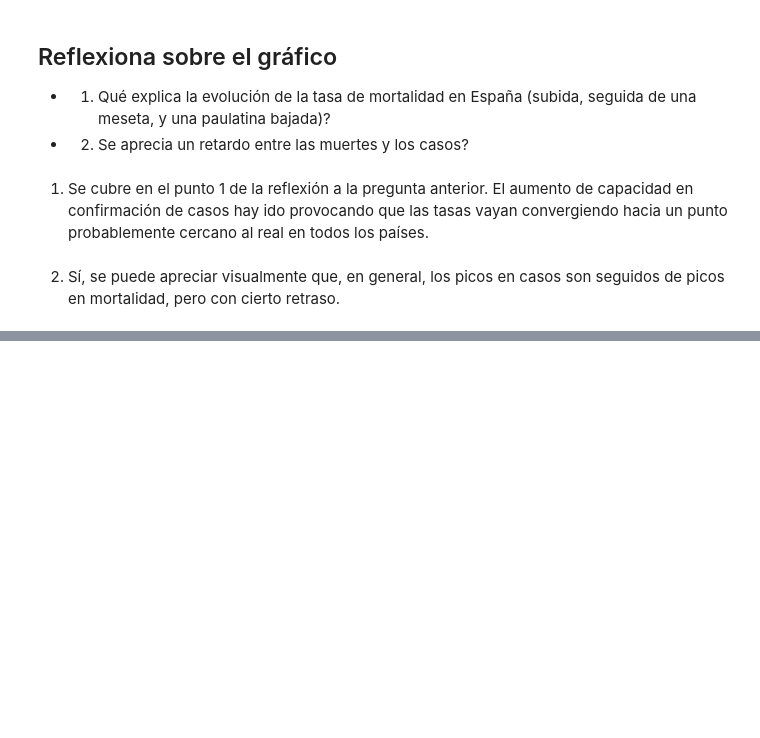
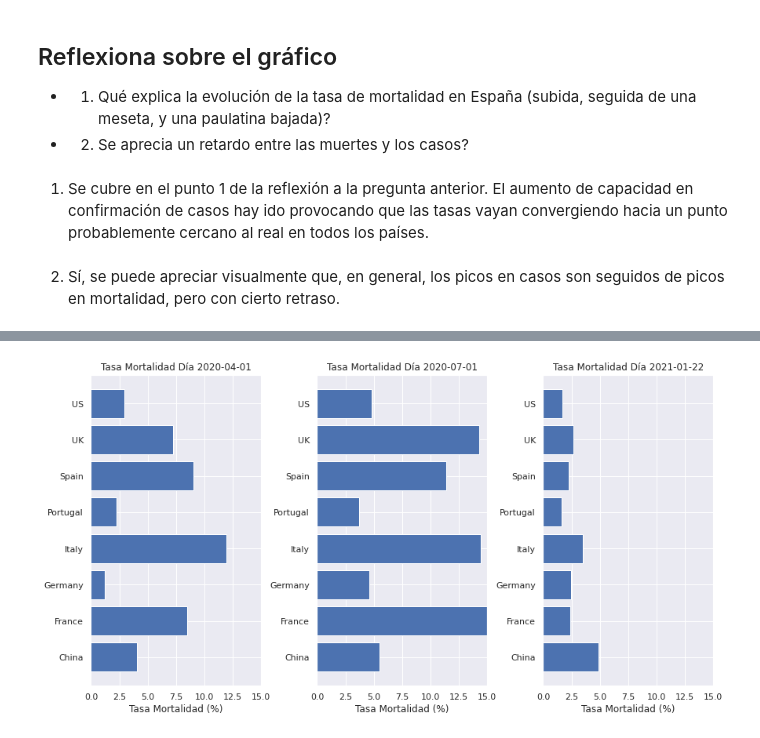
Before and after one commit to JotaBlanco/TheValley, a Jupyter notebook: Notebooks/02-analisis-exploratorio-visual/EJERCICIO_3___EDA_Visual_Covid.ipynb, the cells around one changed output, grey strips where cells are left out. Drawn from its saved outputs; the diff is of its cells as text; code cells hidden in the pictures; blank space fills up the shorter version.

Commit message:
Ejercicio 3 Tasa Mortalidad Covid Resuelto

```diff
--- a/Notebooks/02-analisis-exploratorio-visual/EJERCICIO_3___EDA_Visual_Covid.ipynb
+++ b/Notebooks/02-analisis-exploratorio-visual/EJERCICIO_3___EDA_Visual_Covid.ipynb
@@ -297,0 +298,4 @@ df_tasa_mortalidad
+# %%
+var_1_abril = pd.to_datetime('20200401', format='%Y%m%d')
+var_1_julio = pd.to_datetime('20200701', format='%Y%m%d')
+var_ult_dia = df_tasa_mortalidad['Date'].max()
@@ -297,0 +345,24 @@ df_tasa_mortalidad
+# %%
+fig, ax = plt.subplots(nrows=1, ncols=3)
+fig.tight_layout(pad=0)
+fig.set_size_inches(12,6)
+
+lista_paises = list(df_tasa_mortalidad.columns[1:])
+
+for i, d in enumerate([var_1_abril, var_1_julio, var_ult_dia]):
+
+  # Filtro dia d
+  filtro_dia_d = df_tasa_mortalidad['Date'] == d
+  serie_dia_d = df_tasa_mortalidad.loc[filtro_dia_d, lista_paises].iloc[0,:]
+
+  # Tasa de mortalidad el día d
+  ax[i].barh(y = serie_dia_d.index,
+             width = serie_dia_d.values,
+             label = str(d)[:10])
+  ax[i].set(title = 'Tasa Mortalidad Día '+ str(d)[:10],
+            xlabel = 'Tasa Mortalidad (%)')
+  ax[i].set_xlim(left=0, right=15)
+
+plt.show()
+# %% [output]
+[figure, added]
```
Also changed, not shown: parts of 11 cells of this notebook.
